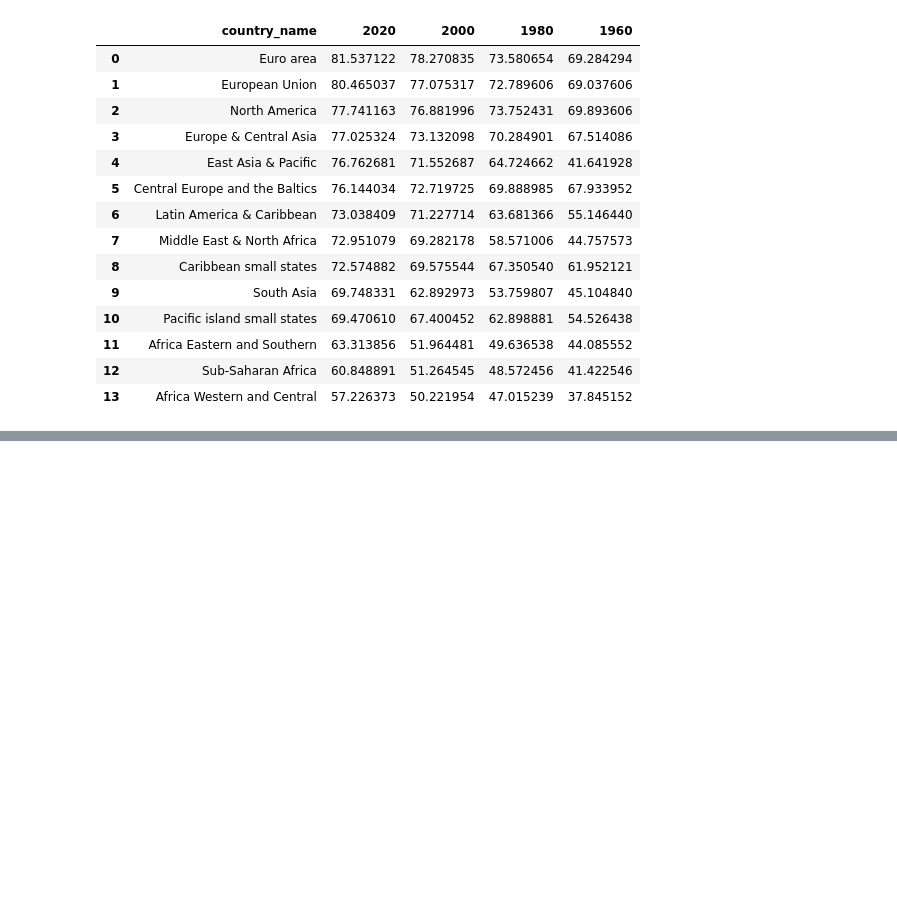
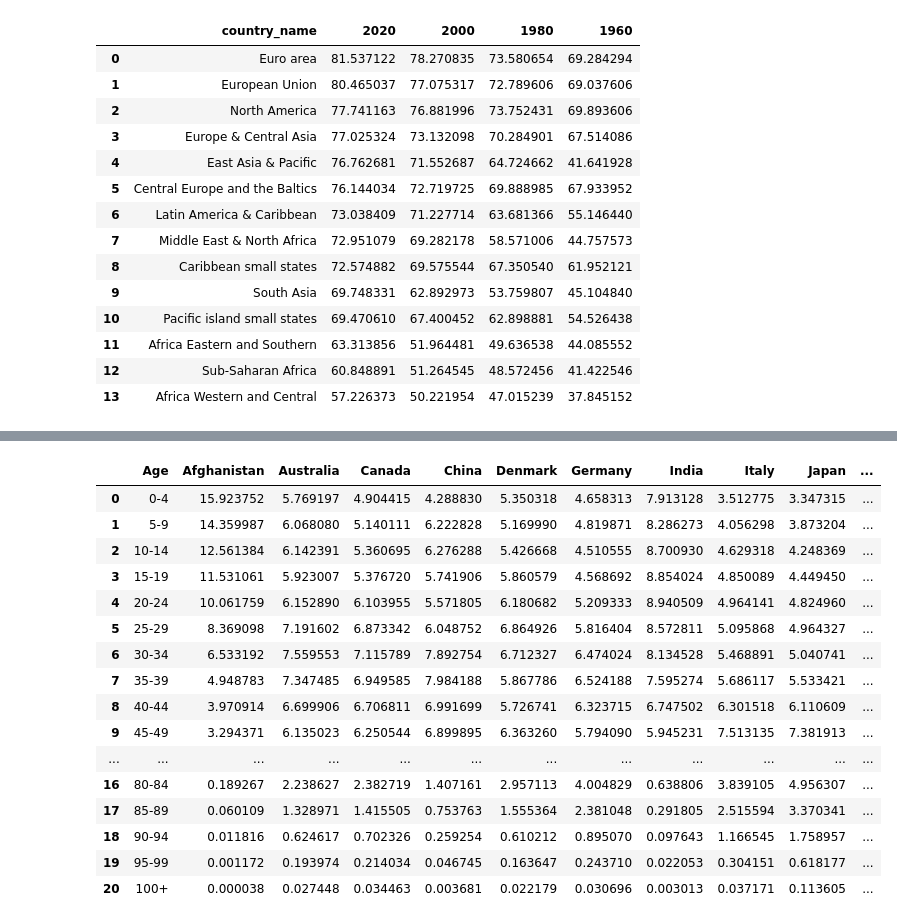
Before and after one commit to Davide011/social_data_project, a Jupyter notebook: notebook_hus.ipynb, the cells around one changed output, grey strips where cells are left out. Saved outputs shown, nothing was run; the diff lists cells and outputs as text; code cells hidden in the pictures; blank space fills up the shorter version.

```diff
--- a/notebook_hus.ipynb
+++ b/notebook_hus.ipynb
@@ -245,0 +465,60 @@ Loading BokehJS ...
+# %%
+# create new dataframe with columns: Age, Afghanistan, Australia, Canada, China, Denmark, Germany, India, Italy, Japan, Korea, Sweden, UK, US, Venezuela, World
+df = pd.DataFrame(columns=['Age', 'Afghanistan', 'Australia', 'Canada', 'China', 'Denmark', 'Germany', 'India', 'Italy', 'Japan', 'South Korea', 'Sweden', 'United Kingdom', 'United States', 'Venezuela', 'World'])
+
+# add age column
+df['Age'] = afghanistan['Age']
+
+# add country columns
+df['Afghanistan'] = afghanistan['Afghanistan']
+df['Australia'] = australia['Australia']
+df['Canada'] = canada['Canada']
+df['China'] = china['China']
+df['Denmark'] = denmark['Denmark']
+df['Germany'] = germany['Germany']
+df['India'] = india['India']
+df['Italy'] = italy['Italy']
+df['Japan'] = japan['Japan']
+df['South Korea'] = korea['South Korea']
+df['Sweden'] = sweden['Sweden']
+df['United Kingdom'] = uk['United Kingdom']
+df['United States'] = us['United States']
+df['Venezuela'] = venezuela['Venezuela']
+df['World'] = world['World']
+
+# replace each value in country name columns with percent of sum of column
+df['Afghanistan'] = (df['Afghanistan'] / df['Afghanistan'].sum()) * 100
+df['Australia'] = (df['Australia'] / df['Australia'].sum()) * 100
+df['Canada'] = (df['Canada'] / df['Canada'].sum()) * 100
+df['China'] = (df['China'] / df['China'].sum()) * 100
+df['Denmark'] = (df['Denmark'] / df['Denmark'].sum()) * 100
+df['Germany'] = (df['Germany'] / df['Germany'].sum()) * 100
+df['India'] = (df['India'] / df['India'].sum()) * 100
+df['Italy'] = (df['Italy'] / df['Italy'].sum()) * 100
+df['Japan'] = (df['Japan'] / df['Japan'].sum()) * 100
+df['South Korea'] = (df['South Korea'] / df['South Korea'].sum()) * 100
+df['Sweden'] = (df['Sweden'] / df['Sweden'].sum()) * 100
+df['United Kingdom'] = (df['United Kingdom'] / df['United Kingdom'].sum()) * 100
+df['United States'] = (df['United States'] / df['United States'].sum()) * 100
+df['Venezuela'] = (df['Venezuela'] / df['Venezuela'].sum()) * 100
+df['World'] = (df['World'] / df['World'].sum()) * 100
+
+df
+# %% [output]
+|  | Age | Afghanistan | Australia | Canada | China | Denmark | Germany | India | Italy | Japan | ... |
+| 0 | 0-4 | 15.923752 | 5.769197 | 4.904415 | 4.288830 | 5.350318 | 4.658313 | 7.913128 | 3.512775 | 3.347315 | ... |
+| 1 | 5-9 | 14.359987 | 6.068080 | 5.140111 | 6.222828 | 5.169990 | 4.819871 | 8.286273 | 4.056298 | 3.873204 | ... |
+| 2 | 10-14 | 12.561384 | 6.142391 | 5.360695 | 6.276288 | 5.426668 | 4.510555 | 8.700930 | 4.629318 | 4.248369 | ... |
+| 3 | 15-19 | 11.531061 | 5.923007 | 5.376720 | 5.741906 | 5.860579 | 4.568692 | 8.854024 | 4.850089 | 4.449450 | ... |
+| 4 | 20-24 | 10.061759 | 6.152890 | 6.103955 | 5.571805 | 6.180682 | 5.209333 | 8.940509 | 4.964141 | 4.824960 | ... |
+| 5 | 25-29 | 8.369098 | 7.191602 | 6.873342 | 6.048752 | 6.864926 | 5.816404 | 8.572811 | 5.095868 | 4.964327 | ... |
+| 6 | 30-34 | 6.533192 | 7.559553 | 7.115789 | 7.892754 | 6.712327 | 6.474024 | 8.134528 | 5.468891 | 5.040741 | ... |
+| 7 | 35-39 | 4.948783 | 7.347485 | 6.949585 | 7.984188 | 5.867786 | 6.524188 | 7.595274 | 5.686117 | 5.533421 | ... |
+| 8 | 40-44 | 3.970914 | 6.699906 | 6.706811 | 6.991699 | 5.726741 | 6.323715 | 6.747502 | 6.301518 | 6.110609 | ... |
+| 9 | 45-49 | 3.294371 | 6.135023 | 6.250544 | 6.899895 | 6.363260 | 5.794090 | 5.945231 | 7.513135 | 7.381913 | ... |
+| ... | ... | ... | ... | ... | ... | ... | ... | ... | ... | ... | ... |
+| 16 | 80-84 | 0.189267 | 2.238627 | 2.382719 | 1.407161 | 2.957113 | 4.004829 | 0.638806 | 3.839105 | 4.956307 | ... |
+| 17 | 85-89 | 0.060109 | 1.328971 | 1.415505 | 0.753763 | 1.555364 | 2.381048 | 0.291805 | 2.515594 | 3.370341 | ... |
+| 18 | 90-94 | 0.011816 | 0.624617 | 0.702326 | 0.259254 | 0.610212 | 0.895070 | 0.097643 | 1.166545 | 1.758957 | ... |
+| 19 | 95-99 | 0.001172 | 0.193974 | 0.214034 | 0.046745 | 0.163647 | 0.243710 | 0.022053 | 0.304151 | 0.618177 | ... |
+| 20 | 100+ | 0.000038 | 0.027448 | 0.034463 | 0.003681 | 0.022179 | 0.030696 | 0.003013 | 0.037171 | 0.113605 | ... |
```
Also changed, not shown: parts of 22 cells of this notebook, 35 other files.
